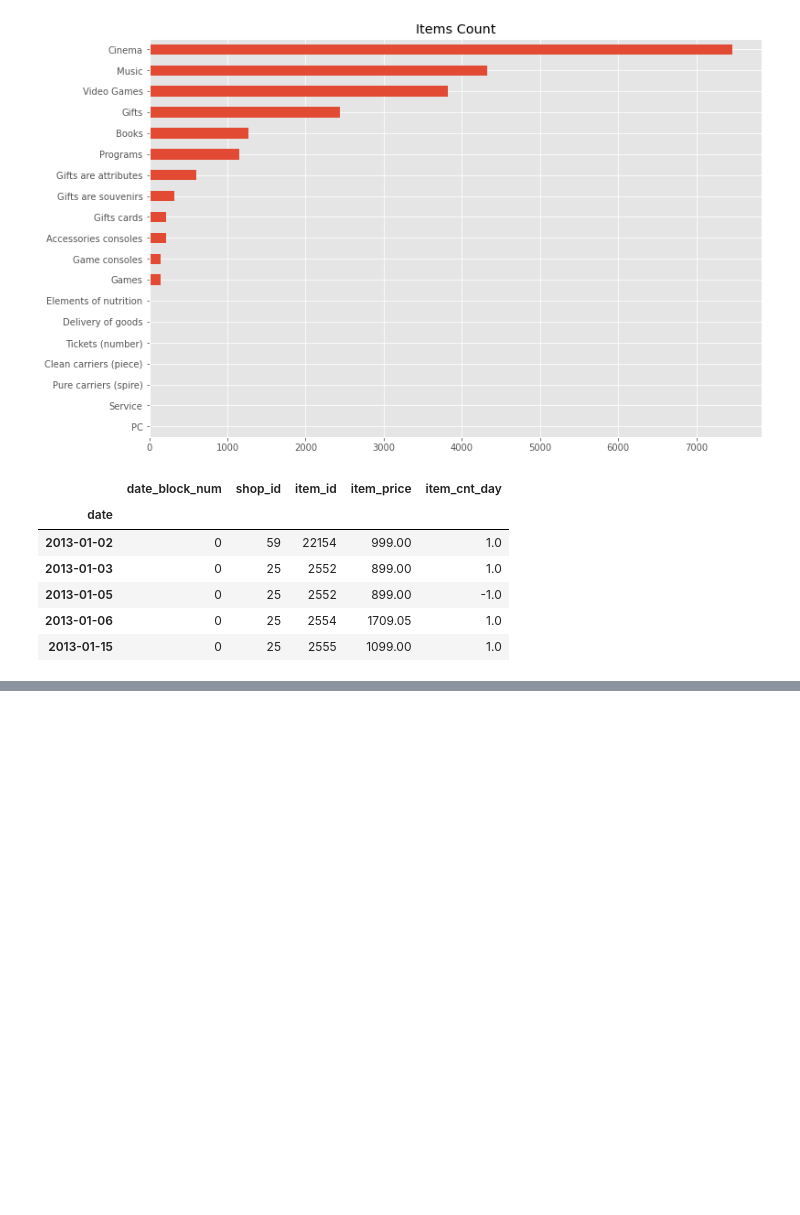
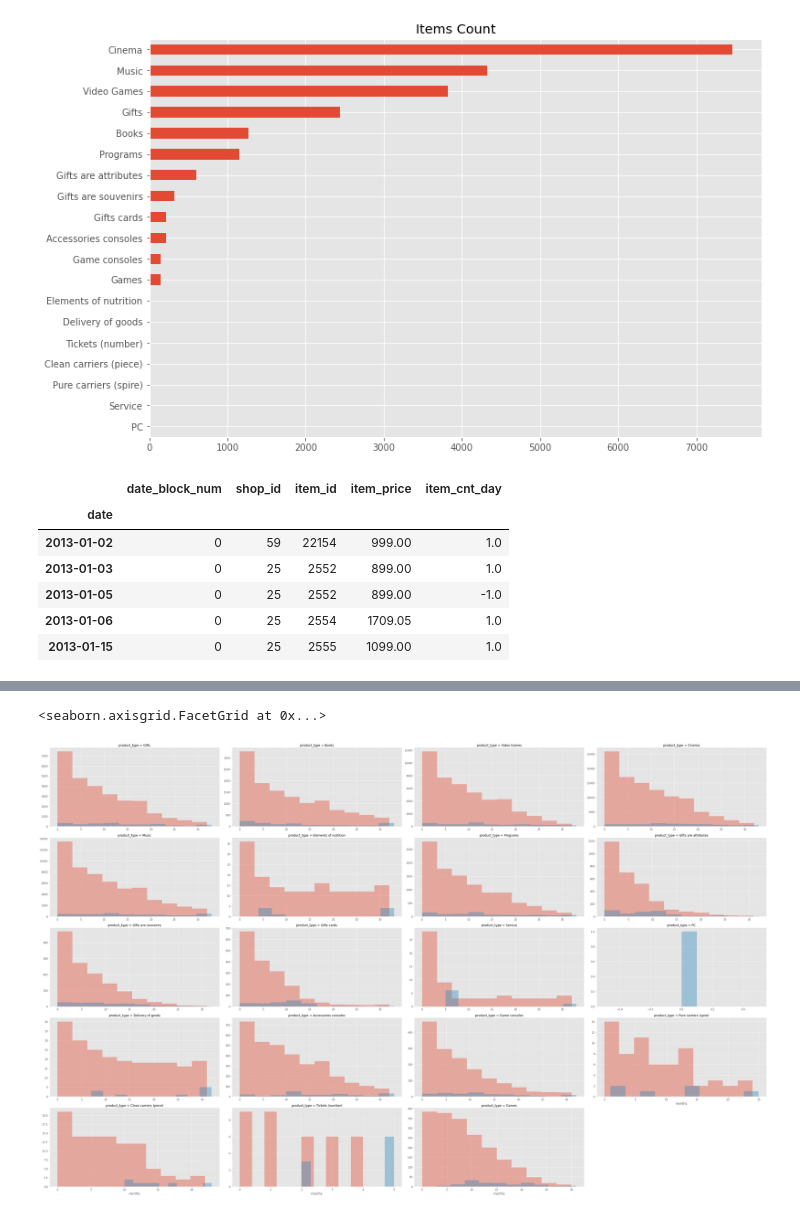
Before and after one commit to jquesada92/Kaggle_Times_Series_Competition, a Jupyter notebook: times_series_competition.ipynb, the cells around one changed output, grey strips where cells are left out. Saved outputs shown, nothing was run; the diff lists cells and outputs as text; code cells hidden in the pictures; blank space fills up the shorter version.

```diff
--- a/times_series_competition.ipynb
+++ b/times_series_competition.ipynb
@@ -166,0 +198,6 @@ ValueError: ignored
+# %%
+g = sns.FacetGrid(df_monthly_sales, hue="last_months_of_sales", col="product_type", col_wrap=4, sharex=False,sharey=False,aspect = 2, height= 5)
+g.map(plt.hist, "months", alpha=.4)
+# %% [output]
+<seaborn.axisgrid.FacetGrid at 0x...>
+[figure, added]
```
Also changed, not shown: parts of 13 cells of this notebook.
